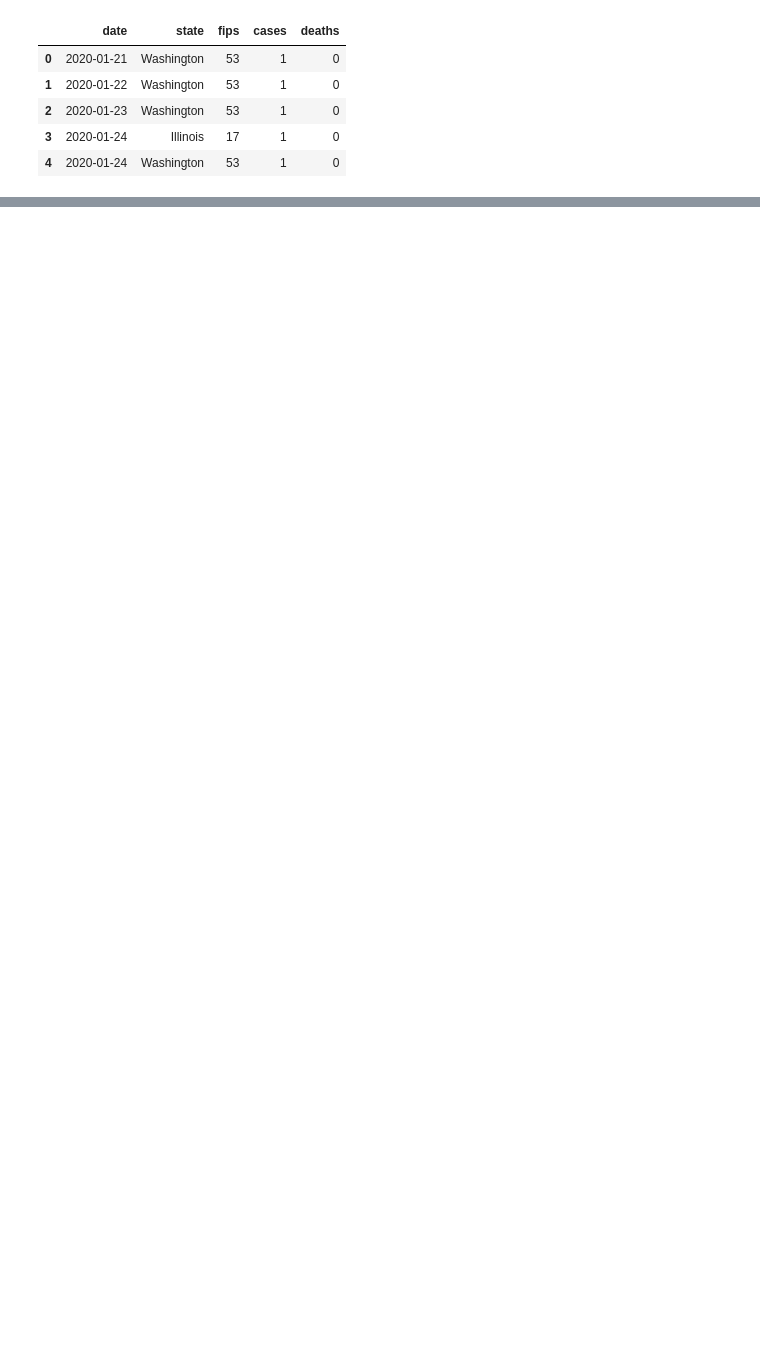
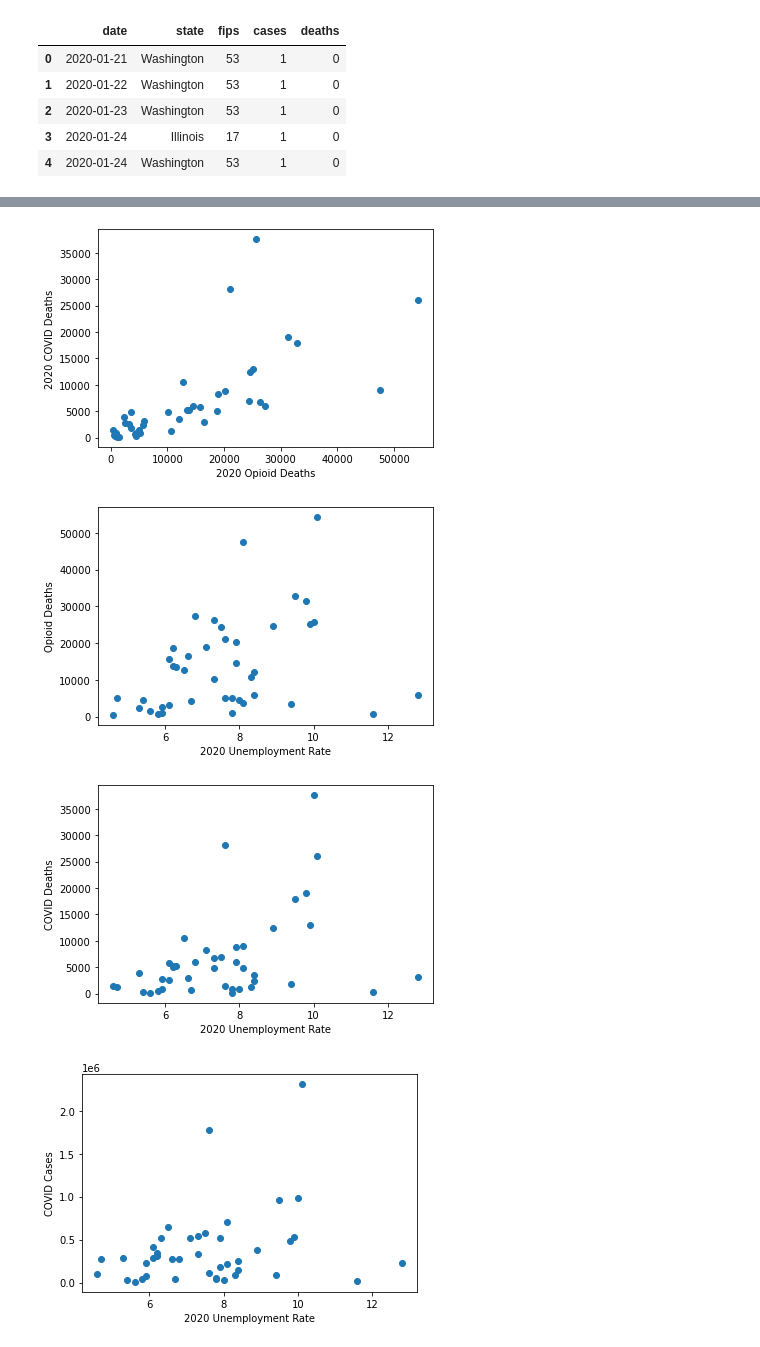
Before and after one commit to AM-Mahon/data-mining-semester-project, a Jupyter notebook: Data Cleaning Template.ipynb, the cells around one changed output, grey strips where cells are left out. Drawn from its saved outputs; the diff is of its cells as text; code cells hidden in the pictures; blank space fills up the shorter version.

Commit message:
Additional data transformations and plots

```diff
--- a/Data Cleaning Template.ipynb
+++ b/Data Cleaning Template.ipynb
@@ -483,0 +404,16 @@ kurtosis = 14.610114
+# %%
+stateswithavailabledata
+dfUnemployment['Civilian_labor_force_2020'] = dfUnemployment['Civilian_labor_force_2020'].str.replace(',', '')
+dfUnemployment['Unemployed_2020'] = dfUnemployment['Unemployed_2020'].str.replace(',', '')
+
+dflist = []
+for x in stateswithavailabledata:
+    dflist.append(dfUnemployment[(dfUnemployment['Area_name'] == x)])
+
+dfUnemployment2020 = pd.DataFrame()
+
+for x in dflist:
+    dfUnemployment2020 = dfUnemployment2020.append(x)
+
+dfUnemployment2020 = dfUnemployment2020.drop_duplicates()
+dfUnemployment2020.head()
@@ -484,2 +451,62 @@ kurtosis = 14.610114
+# %%
+# scatterplot y axis death covid, x axis opioid deaths
+# manipulate the data so that the data is all binned by month and state
+# average of each state each month for covid set
+# df should look like:
+# State - Opioid Deaths per capita - COVID Deaths per capita - Month
+# x_data = dfStateC19Death['date'].copy()
+# y_data1 = dfStateC19Death['deaths'].copy()
+# y_data2 = dfTypeDrug['Data Value'].copy()
+# x_data = x_data.sort_index(ascending=False)
+# y_data1 = y_data1.sort_index(ascending=False)
+# y_data2 = y_data2.sort_index(ascending=False)
+# plt.plot(x_data, y_data1, label = "COVID")
+# plt.plot(x_data, y_data2, label = "Opioid")
+# plt.xlabel("Date")
+# plt.ylabel("Number of Deaths")
+# plt.title("COVID vs Opioid Deaths 2020")
+# plt.legend()
+# plt.show()
+
+scatterplot(dfOpioid2020['Total Opioid Deaths 2020'], dfCOVID2020['Total COVID Deaths 2020'], "2020 Opioid Deaths", "2020 COVID Deaths")
+
+# time plot for deaths for opioid over time
+# dfTypeDrug = dfTypeDrug[(dfTypeDrug['Date'] >= '2020-01-01') & (dfTypeDrug['Date'] <= '2020-12-31')]
+# scatterplot(dfTypeDrug['Date'], dfTypeDrug['Data Value'], "Time", "Opioid Deaths")
+
+# time plot for deaths for covid over months
+# timeplot(dfStateC19Death['date'], dfStateC19Death['deaths'], "Time", "COVID Deaths")
+
+# # employement on scatter plot, one with opioid one with covid
+scatterplot(dfUnemployment2020["Unemployment_rate_2020"], dfOpioid2020['Total Opioid Deaths 2020'], "2020 Unemployment Rate", "Opioid Deaths")
+scatterplot(dfUnemployment2020["Unemployment_rate_2020"], dfCOVID2020['Total COVID Deaths 2020'], "2020 Unemployment Rate", "COVID Deaths")
+scatterplot(dfUnemployment2020["Unemployment_rate_2020"], dfCOVID2020['Total COVID Cases 2020'], "2020 Unemployment Rate", "COVID Cases")
+
+# # race and unemployment connecting to opioid overdose deaths
+# scatterplot(x_data, y_data, "Race Employment", "Opioid Deaths")
+# scatterplot(x_data, y_data, "Race Employment", "Opioid Deaths")
+# scatterplot(x_data, y_data, "Race Employment", "Opioid Deaths")
+# scatterplot(x_data, y_data, "Race Employment", "Opioid Deaths")
+# scatterplot(x_data, y_data, "Race Employment", "Opioid Deaths")
+
+
+# # race and unemployement connecting to covid deaths
+# scatterplot(x_data, y_data, "Race Employment", "COVID Deaths")
+# scatterplot(x_data, y_data, "Race Employment", "COVID Deaths")
+# scatterplot(x_data, y_data, "Race Employment", "COVID Deaths")
+# scatterplot(x_data, y_data, "Race Employment", "COVID Deaths")
+# scatterplot(x_data, y_data, "Race Employment", "COVID Deaths")
+# scatterplot(x_data, y_data, "Race Employment", "COVID Deaths")
+
+# covid death per capita scatterplot
+
+# opioid death per capita scatterplot
+
+# arcgis mapping??
+# %% [output]
+[figure, added]
+[figure, added]
+[figure, added]
+[figure, added]
 # %%
 # after plotting, we need to do regression analysis, cluster analysis and so forth
```
Also changed, not shown: parts of 13 cells of this notebook.
